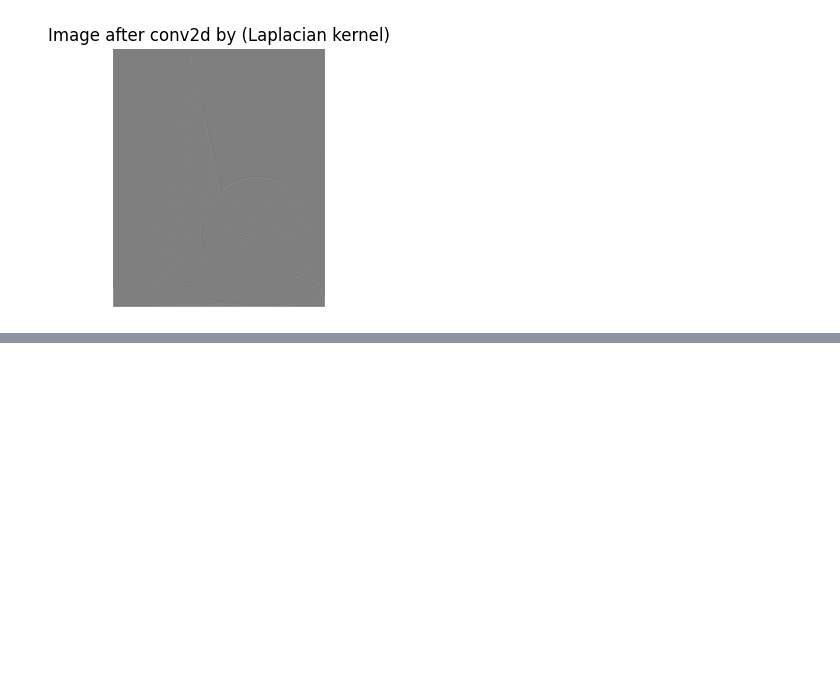
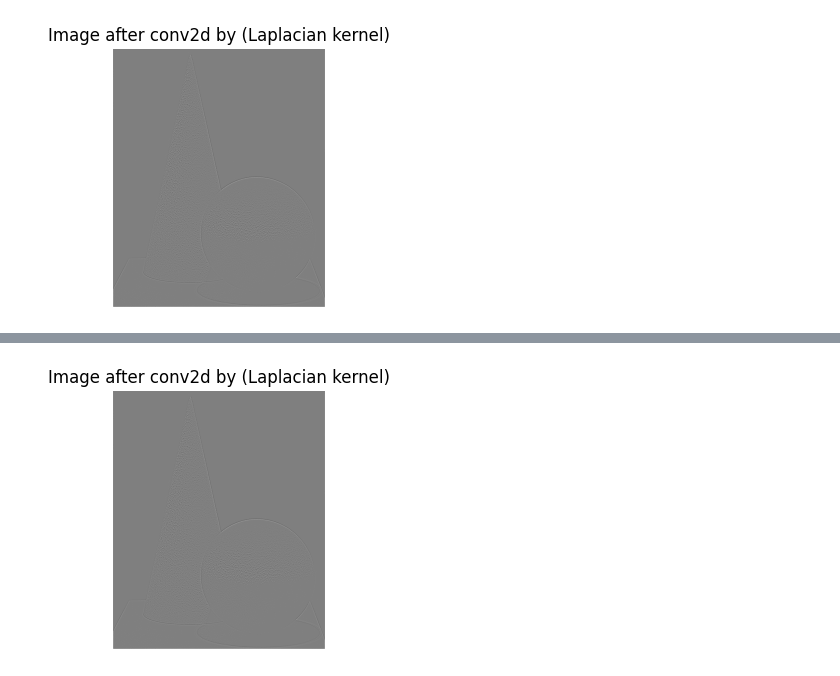
Before and after one commit to imaxfp/ml_foundation, a Jupyter notebook: src/cnn/conv2d_manual.ipynb, the cells around one changed output, grey strips where cells are left out. Saved outputs shown, nothing was run; the diff lists cells and outputs as text; code cells hidden in the pictures; blank space fills up the shorter version.

```diff
--- a/src/cnn/conv2d_manual.ipynb
+++ b/src/cnn/conv2d_manual.ipynb
@@ -41,3 +41,91 @@ plot(edge_detected_image_np, "Image after conv2d by (Laplacian kernel)")
 # %% [output]
 [figure]
 [figure]
+# %%
+import logging
+from PIL import Image
+import numpy as np
+import matplotlib.pyplot as plt
+
+# Set up logging
+logging.basicConfig(level=logging.INFO, format='%(asctime)s - %(levelname)s - %(message)s')
+
+'''
+The image shape (962, 788, 4) indicates that the image has the following properties:
+Height: 962 pixels
+Width: 788 pixels
+Channels: 4 channels
+Since the shape has 4 channels, this image is likely in RGBA mode, which includes:
+
+1 => Red channel
+2 => Green channel
+3 => Blue channel
+4 => Alpha channel (transparency. How opaque or transparent a pixel is. 0: Fully transparent, 255: Fully opaque)
+'''
+image = Image.open('./geometric_obj.png')
+image_np = np.array(image, dtype=np.float32)
+logging.info(f'Original image shape {image_np.shape}')
+
+
+def conv2d(image: np.ndarray, kernel: np.ndarray) -> np.ndarray:
+    """
+    Apply a 2D convolution to the input image using the provided kernel.
+
+    Parameters:
+    - image (np.ndarray): Input image as a 2D array.
+    - kernel (np.ndarray): Convolution kernel as a 2D array.
+
+    Returns:
+    - np.ndarray: The convolved image.
+    """
+    # Get the dimensions of the image and kernel
+    image_height, image_width = image.shape
+    kernel_height, kernel_width = kernel.shape
+
+    # Calculate padding sizes
+    pad_height = kernel_height // 2
+    pad_width = kernel_width // 2
+
+    # Pad the image to handle borders
+    padded_image = np.pad(image, ((pad_height, pad_height), (pad_width, pad_width)), mode='constant', constant_values=0)
+
+    # Create an output array
+    output = np.zeros_like(image)
+
+     # Perform convolution
+    for i in range(image_height):
+        for j in range(image_width):
+            # Define the top-left corner of the region based on the current pixel
+            top = i
+            left = j
+
+            # Extract the region of interest using slicing
+            region = padded_image[top:top + kernel_height, left:left + kernel_width]
+
+            # Perform element-wise multiplication and sum
+            output[i, j] = np.sum(region * kernel)
+
+    return output
+
+image = image.convert('L')
+image_np = np.array(image, dtype=np.float32)
+logging.info(f'convert(L) image shape {image_np.shape}')
+
+kernel = np.array([[0, -1, 0],
+          [-1, 4, -1],
+          [0, -1, 0]])
+logging.info(f'Kernel shape {kernel.shape}')
+
+convoluted_img = conv2d(image_np, kernel)
+
+def plot(image_np, title):
+    plt.figure(figsize=(6, 6))
+    plt.subplot(1, 2, 1)
+    plt.imshow(image_np, cmap='gray')
+    plt.title(title)
+    plt.axis("off")
+    plt.show()
+
+plot(image_np, "Original image")
+plot(convoluted_img, "Image after conv2d by (Laplacian kernel)")
+# %% [output]
@@ -43,0 +136 @@ plot(edge_detected_image_np, "Image after conv2d by (Laplacian kernel)")
+[figure, added]
```
Also changed, not shown: parts of 1 cell of this notebook, 1 other file.
